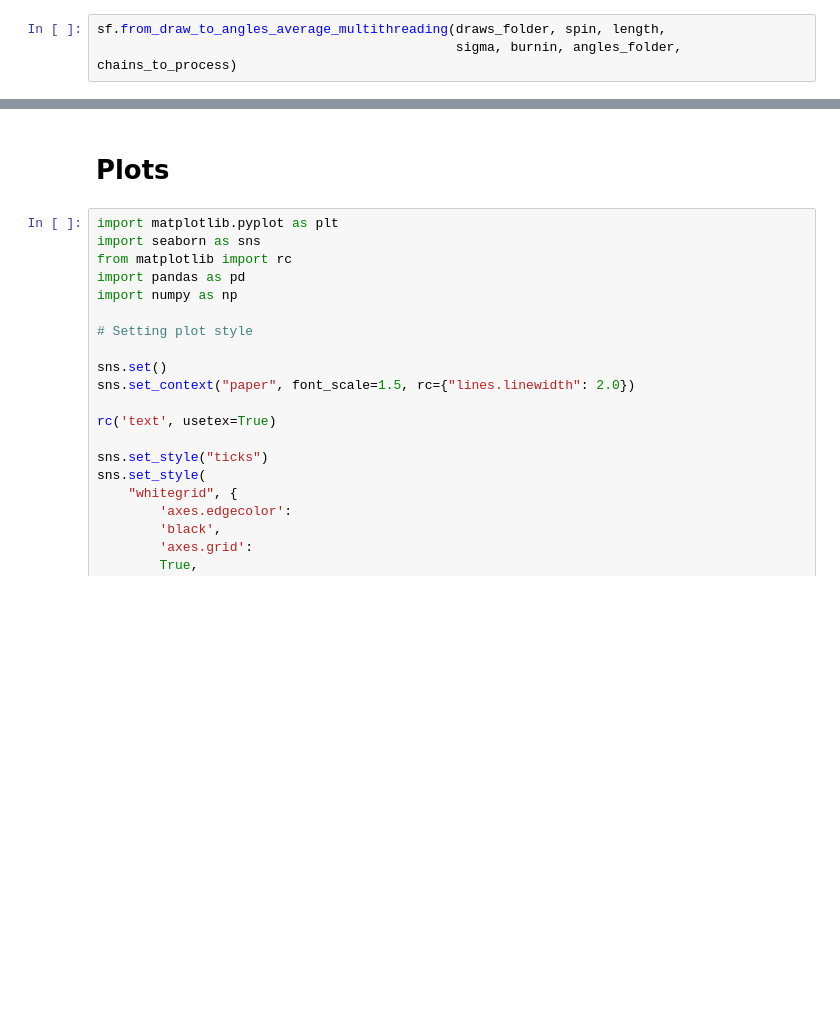
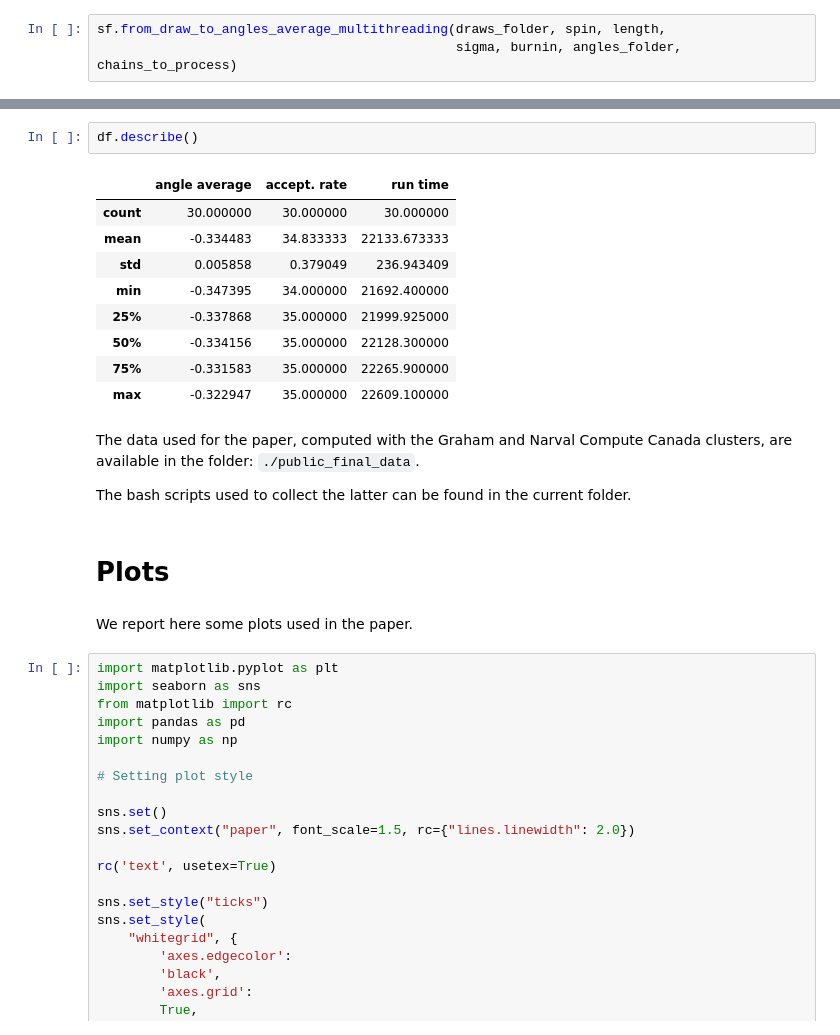
Before and after one commit to PietropaoloFrisoni/MCMC_16_cells_spinfoam, a Jupyter notebook: Python_interface.ipynb, the cells around one changed output, grey strips where cells are left out. Cells and saved outputs as stored; diff of their text form; blank space fills up the shorter version.

```diff
--- a/Python_interface.ipynb
+++ b/Python_interface.ipynb
@@ -188,5 +196,23 @@ df
+# %%
+df.describe()
+# %% [output]
+|  | angle average | accept. rate | run time |
+| count | 30.000000 | 30.000000 | 30.000000 |
+| mean | -0.334483 | 34.833333 | 22133.673333 |
+| std | 0.005858 | 0.379049 | 236.943409 |
+| min | -0.347395 | 34.000000 | 21692.400000 |
+| 25% | -0.337868 | 35.000000 | 21999.925000 |
+| 50% | -0.334156 | 35.000000 | 22128.300000 |
+| 75% | -0.331583 | 35.000000 | 22265.900000 |
+| max | -0.322947 | 35.000000 | 22609.100000 |
+# %% [markdown]
+The data used for the paper, computed with the Graham and Narval Compute Canada clusters, are available in the folder: `./public_final_data`.
+
+The bash scripts used to collect the latter can be found in the current folder.
 # %% [markdown]
 # Plots
+# %% [markdown]
+We report here some plots used in the paper.
 # %%
 import matplotlib.pyplot as plt
 import seaborn as sns
```
Also changed, not shown: parts of 12 cells of this notebook, 1 other file.
